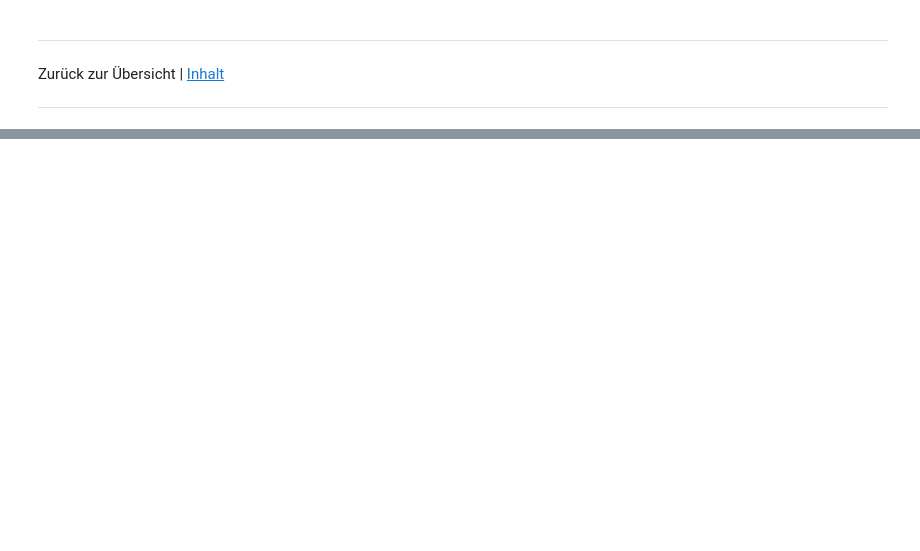
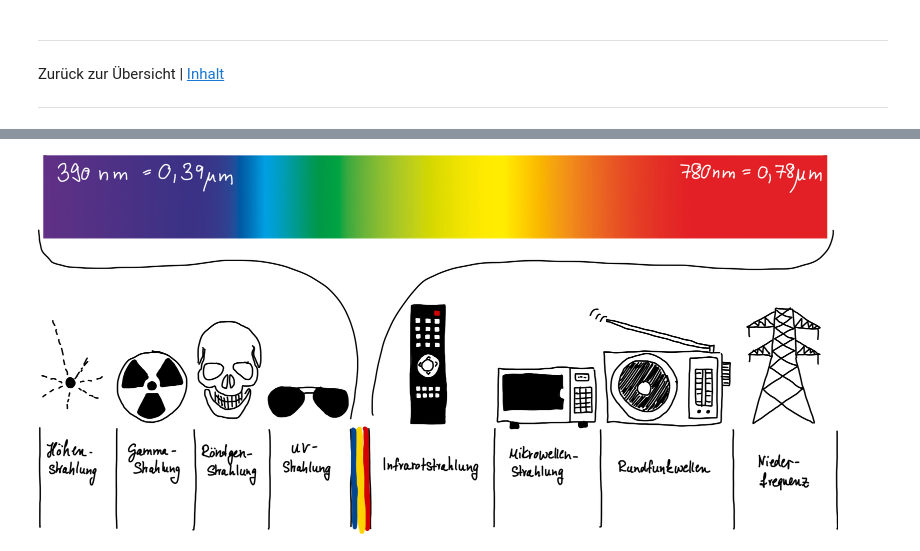
Before and after one commit to Kisleif/messtechnik-lecture, a Jupyter notebook: Messsignale.ipynb, the cells around one changed output, grey strips where cells are left out. Cells and saved outputs as stored; diff of their text form; code cells hidden in the pictures; blank space fills up the shorter version.

```diff
--- a/Messsignale.ipynb
+++ b/Messsignale.ipynb
@@ -168,0 +125,4 @@ Aliasing | Möglicher Fehler bei der Digitalisierung bei Verletzung Nyquist-Shan
+# %%
+Image("pictures/EM_spectrum.png", width=800)
+# %% [output]
+[figure, added]
```
Also changed, not shown: parts of 31 cells of this notebook, 7 other files.
